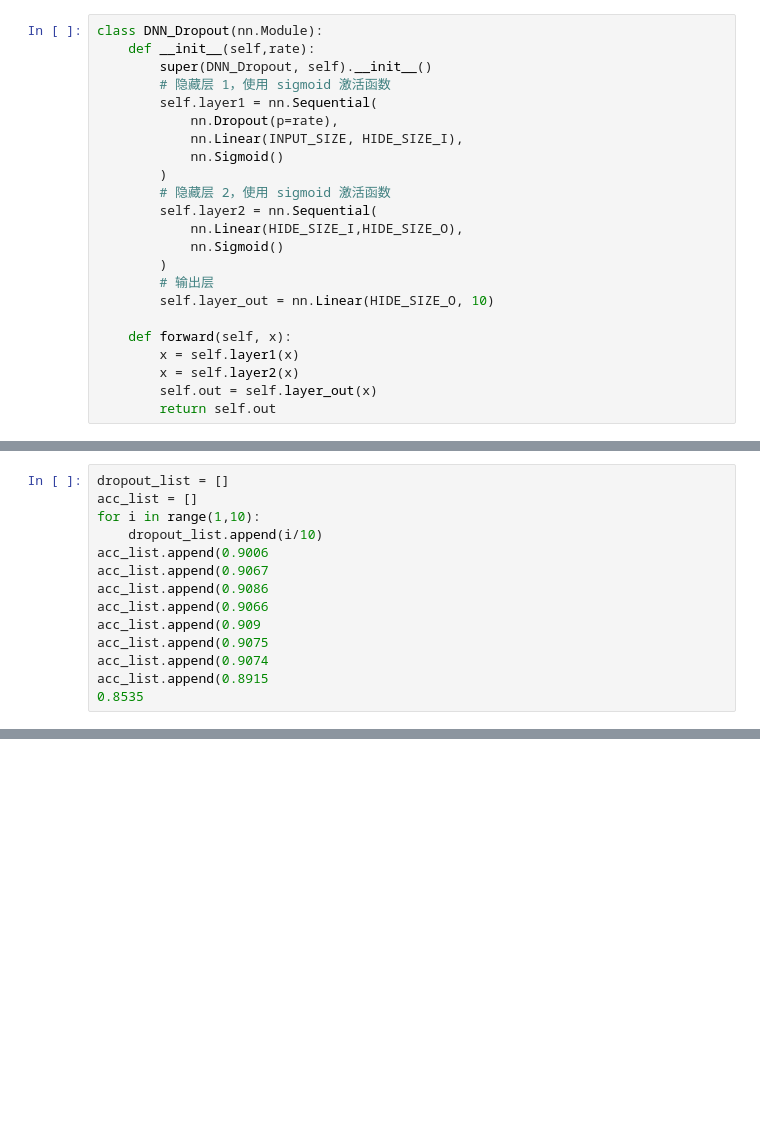
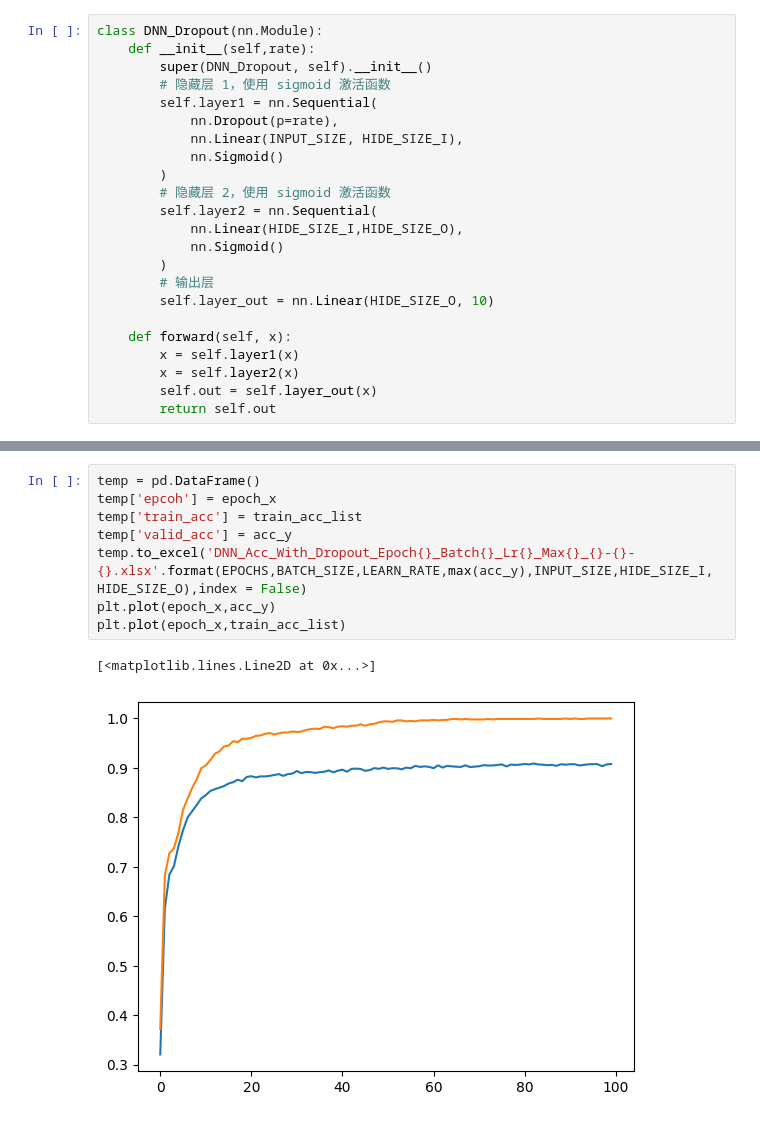
Before and after one commit to JiaMingGu/-, a Jupyter notebook: 手写数据集识别.ipynb, the cells around one changed output, grey strips where cells are left out. Cells and saved outputs as stored; diff of their text form; blank space fills up the shorter version.

```diff
--- a/手写数据集识别.ipynb
+++ b/手写数据集识别.ipynb
@@ -261,14 +279,0 @@ plt.plot(dropout_list,acc_list)
-# %%
-dropout_list = []
-acc_list = []
-for i in range(1,10):
-    dropout_list.append(i/10)
-acc_list.append(0.9006
-acc_list.append(0.9067
-acc_list.append(0.9086
-acc_list.append(0.9066
-acc_list.append(0.909
-acc_list.append(0.9075
-acc_list.append(0.9074
-acc_list.append(0.8915
-0.8535
@@ -284,0 +380,11 @@ acc_list.append(0.8915
+# %%
+temp = pd.DataFrame()
+temp['epcoh'] = epoch_x
+temp['train_acc'] = train_acc_list
+temp['valid_acc'] = acc_y
+temp.to_excel('DNN_Acc_With_Dropout_Epoch{}_Batch{}_Lr{}_Max{}_{}-{}-{}.xlsx'.format(EPOCHS,BATCH_SIZE,LEARN_RATE,max(acc_y),INPUT_SIZE,HIDE_SIZE_I, HIDE_SIZE_O),index = False)
+plt.plot(epoch_x,acc_y)
+plt.plot(epoch_x,train_acc_list)
+# %% [output]
+[<matplotlib.lines.Line2D at 0x...>]
+[figure, added]
```
Also changed, not shown: parts of 7 cells of this notebook.
